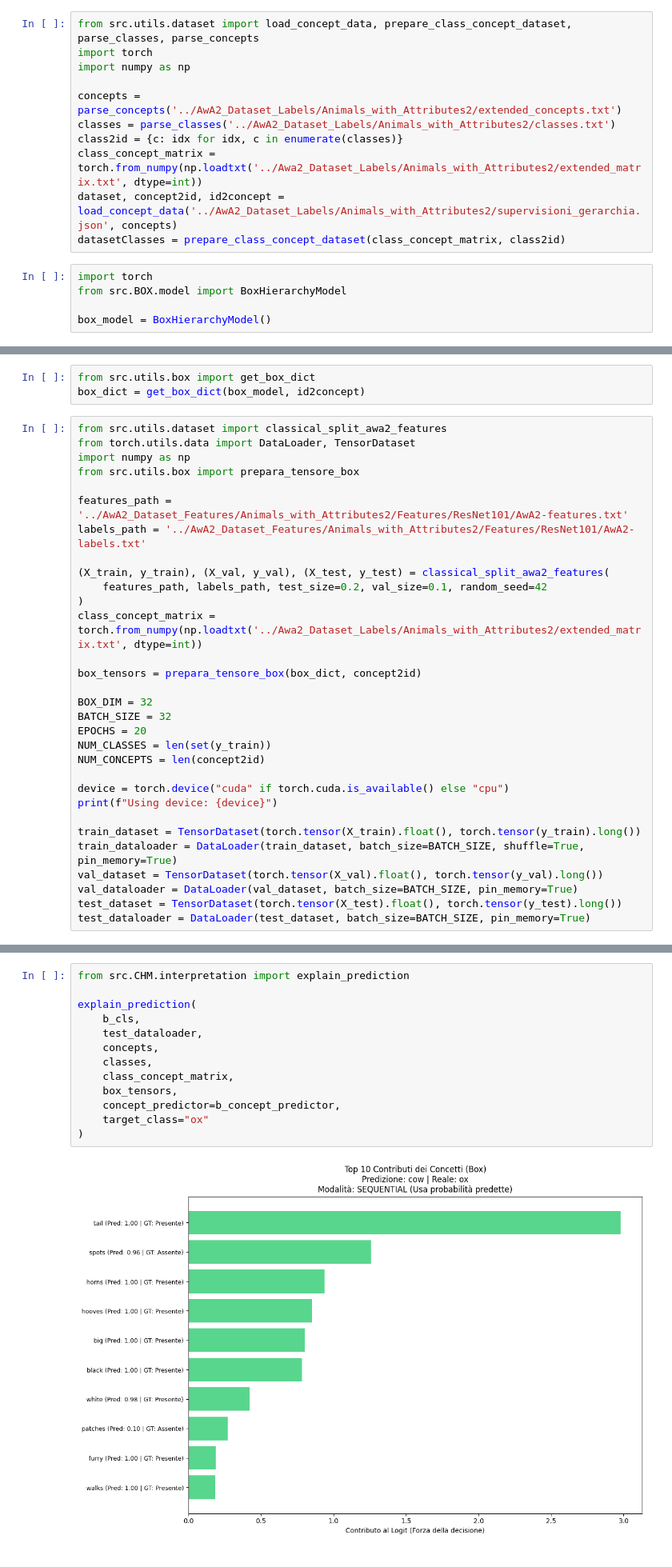
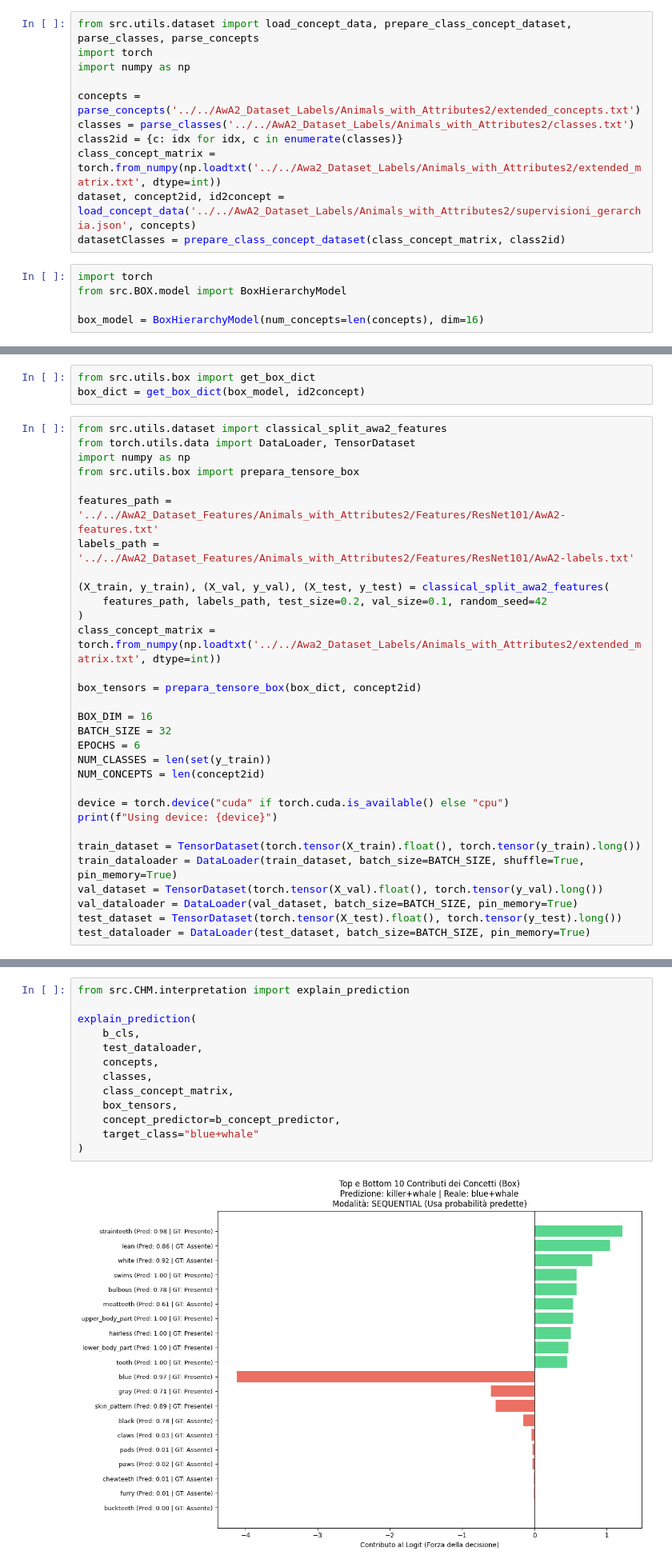
Before and after one commit to stefano-gamba/BoxEmbeddingCBM, a Jupyter notebook: notebooks/awa2/sequential_training.ipynb, the cells around one changed output, grey strips where cells are left out. Shown at 80% size. Saved outputs shown, nothing was run; the diff lists cells and outputs as text.

Commit message:
Implement geometric ablation contributions calculation and logical violation analysis in interpretation.py; update prediction error handling in plot.py

```diff
--- a/notebooks/awa2/sequential_training.ipynb
+++ b/notebooks/awa2/sequential_training.ipynb
@@ -15,14 +15,14 @@ from src.utils.dataset import load_concept_data, prepare_class_concept_dataset,
 import torch
 import numpy as np
 
-concepts = parse_concepts('../AwA2_Dataset_Labels/Animals_with_Attributes2/extended_concepts.txt')
-classes = parse_classes('../AwA2_Dataset_Labels/Animals_with_Attributes2/classes.txt')
+concepts = parse_concepts('../../AwA2_Dataset_Labels/Animals_with_Attributes2/extended_concepts.txt')
+classes = parse_classes('../../AwA2_Dataset_Labels/Animals_with_Attributes2/classes.txt')
 class2id = {c: idx for idx, c in enumerate(classes)}
-class_concept_matrix = torch.from_numpy(np.loadtxt('../Awa2_Dataset_Labels/Animals_with_Attributes2/extended_matrix.txt', dtype=int))
-dataset, concept2id, id2concept = load_concept_data('../AwA2_Dataset_Labels/Animals_with_Attributes2/supervisioni_gerarchia.json', concepts)
+class_concept_matrix = torch.from_numpy(np.loadtxt('../../Awa2_Dataset_Labels/Animals_with_Attributes2/extended_matrix.txt', dtype=int))
+dataset, concept2id, id2concept = load_concept_data('../../AwA2_Dataset_Labels/Animals_with_Attributes2/supervisioni_gerarchia.json', concepts)
 datasetClasses = prepare_class_concept_dataset(class_concept_matrix, class2id)
 # %%
 import torch
 from src.BOX.model import BoxHierarchyModel
 
-box_model = BoxHierarchyModel()
+box_model = BoxHierarchyModel(num_concepts=len(concepts), dim=16)
@@ -39,19 +41,19 @@ from torch.utils.data import DataLoader, TensorDataset
 import numpy as np
 from src.utils.box import prepara_tensore_box
 
-features_path = '../AwA2_Dataset_Features/Animals_with_Attributes2/Features/ResNet101/AwA2-features.txt'
-labels_path = '../AwA2_Dataset_Features/Animals_with_Attributes2/Features/ResNet101/AwA2-labels.txt'
+features_path = '../../AwA2_Dataset_Features/Animals_with_Attributes2/Features/ResNet101/AwA2-features.txt'
+labels_path = '../../AwA2_Dataset_Features/Animals_with_Attributes2/Features/ResNet101/AwA2-labels.txt'
 
 (X_train, y_train), (X_val, y_val), (X_test, y_test) = classical_split_awa2_features(
     features_path, labels_path, test_size=0.2, val_size=0.1, random_seed=42
 )
-class_concept_matrix = torch.from_numpy(np.loadtxt('../Awa2_Dataset_Labels/Animals_with_Attributes2/extended_matrix.txt', dtype=int))
+class_concept_matrix = torch.from_numpy(np.loadtxt('../../Awa2_Dataset_Labels/Animals_with_Attributes2/extended_matrix.txt', dtype=int))
 
 box_tensors = prepara_tensore_box(box_dict, concept2id)
 
-BOX_DIM = 32
+BOX_DIM = 16
 BATCH_SIZE = 32
-EPOCHS = 20
+EPOCHS = 6
 NUM_CLASSES = len(set(y_train))
 NUM_CONCEPTS = len(concept2id)
 
@@ -180,18 +183,18 @@ Analisi degli Errori Principali:
 # %%
 from src.CHM.interpretation import explain_prediction
 
 explain_prediction(
     b_cls,
     test_dataloader,
     concepts,
     classes,
     class_concept_matrix,
     box_tensors,
     concept_predictor=b_concept_predictor,
-    target_class="ox"
+    target_class="blue+whale"
 )
 # %% [output]
-[figure, old version]
+[figure, new version]
 False
 # %% [markdown]
 ### CBM with cond prob distrib
```
Also changed, not shown: parts of 20 cells of this notebook, 4 other files.
